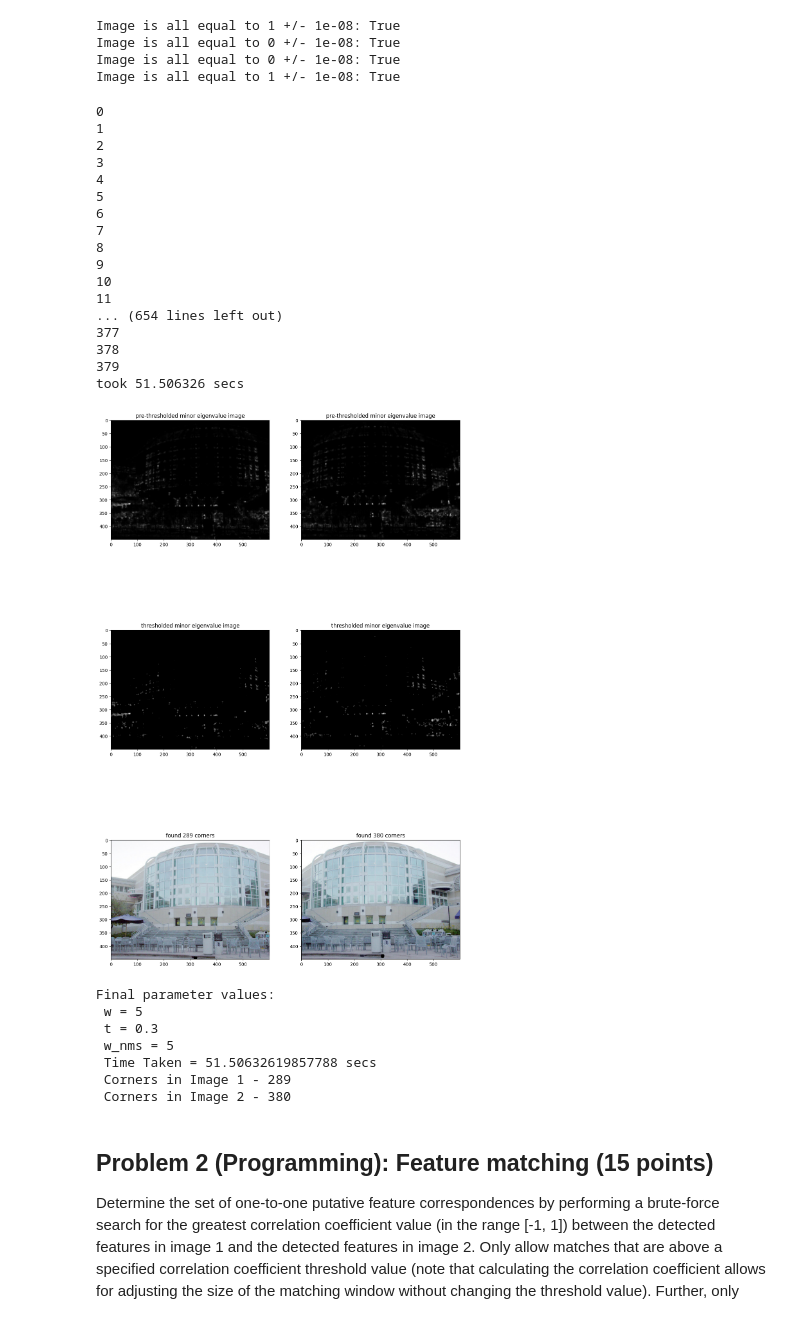
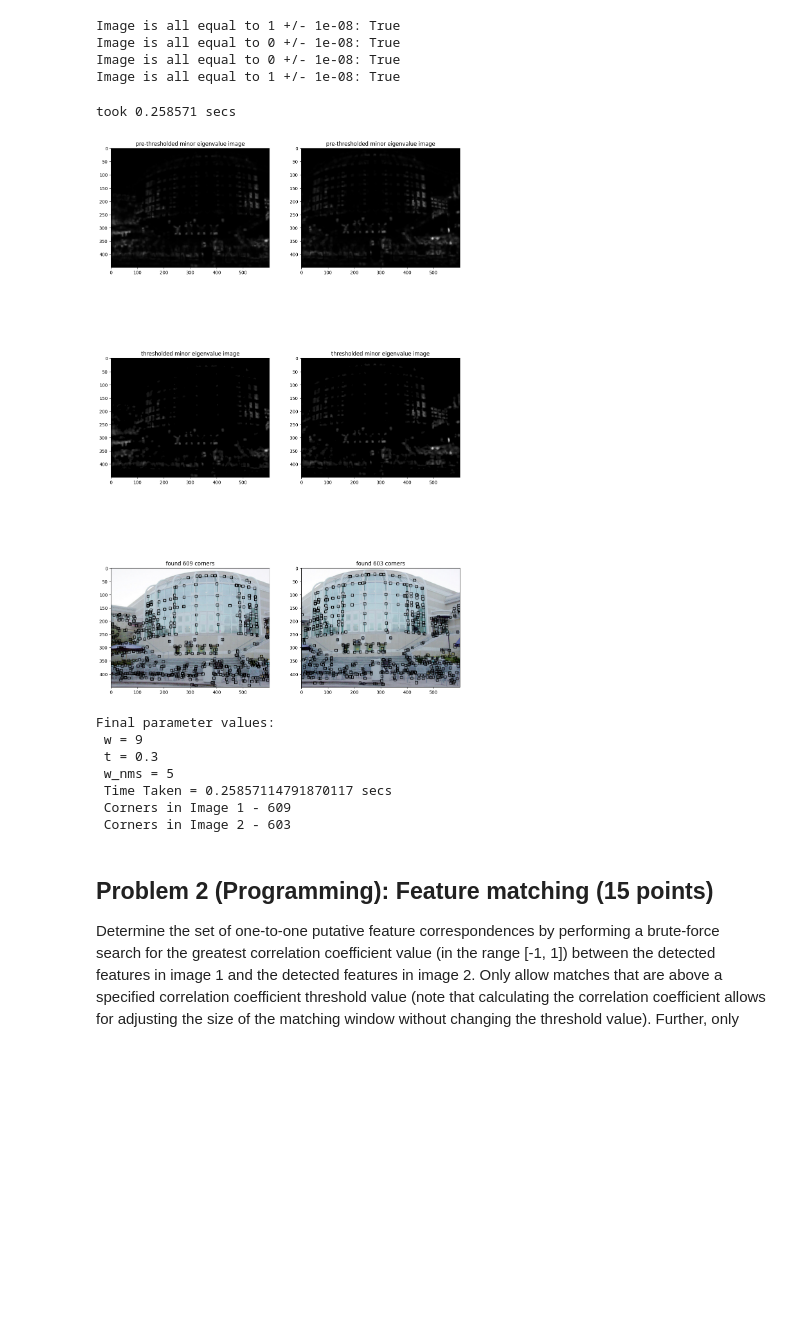
Before and after one commit to evanwc/CSE252B, a Jupyter notebook: A1/CSE252B_WI26_assignment_1.ipynb, the cells around one changed output. Saved outputs shown, nothing was run; the diff lists cells and outputs as text; code cells hidden in the pictures; blank space fills up the shorter version.

```diff
--- a/A1/CSE252B_WI26_assignment_1.ipynb
+++ b/A1/CSE252B_WI26_assignment_1.ipynb
@@ -136,12 +136,17 @@ def image_gradient(I):
     Ix = np.zeros((m, n, 3))
     Iy = np.zeros((m, n, 3))
 
-    for c in range(3):
-        gx = signal.convolve(I[:,:,c], w, mode='valid')
-        gy = signal.convolve(I[:,:,c], w_t, mode='valid')
+    #red
+    Ix[:,2:-2,0] = signal.convolve(I[:,:,0], w, mode='valid')
+    Iy[2:-2,:,0] = signal.convolve(I[:,:,0], w_t, mode='valid')
 
-        Ix[:,:,c] = np.pad(gx, ((0,0),(2,2)), mode='constant')
-        Iy[:,:,c] = np.pad(gy, ((2,2),(0,0)), mode='constant')
+    #green
+    Ix[:,2:-2,1] = signal.convolve(I[:,:,1], w, mode='valid')
+    Iy[2:-2,:,1] = signal.convolve(I[:,:,1], w_t, mode='valid')
+
+    #blue
+    Ix[:,2:-2,2] = signal.convolve(I[:,:,2], w, mode='valid')
+    Iy[2:-2,:,2] = signal.convolve(I[:,:,2], w_t, mode='valid')
 
     return Ix, Iy
 
@@ -249,17 +254,14 @@ def forstner_corner_detector(Ix, Iy, w, t, w_nms):
     r = w // 2
     pts = []
 
-    for idx in range(C):
-        j = y[idx]
-        i = x[idx]
+    for c in range(C):
+        i = x[c]
+        j = y[c]
 
         Ix_w = Ix[j-r:j+r+1, i-r:i+r+1, :]
         Iy_w = Iy[j-r:j+r+1, i-r:i+r+1, :]
 
-        X, Y = np.meshgrid(
-            np.arange(-r, r+1),
-            np.arange(-r, r+1)
-        )
+        X, Y = np.meshgrid(np.arange(i-r, i+r+1), np.arange(j-r, j+r+1))
 
         Rxx = Ix_w[:,:,0] ** 2
         Gxx = Ix_w[:,:,1] ** 2
@@ -285,18 +287,11 @@ def forstner_corner_detector(Ix, Iy, w, t, w_nms):
 
         bx = np.sum(X * Ixx + Y * Ixy)
         by = np.sum(X * Ixy + Y * Iyy)
-
         b = np.array([bx, by])
 
-        delta = np.linalg.solve(A, b)
-        dx, dy = delta
+        corner_x, corner_y = np.linalg.solve(A, b)
 
-        for j in y:
-            for i in x:
-                x_sub = i + dx
-                y_sub = j + dy
-
-        pts.append([x_sub, y_sub])
+        pts.append([corner_x, corner_y])
 
     pts = np.array(pts).T
     C = pts.shape[1]
@@ -348,7 +343,7 @@ I1 = np.array(Image.open('price_center20.JPG'), dtype='float')/255.
 I2 = np.array(Image.open('price_center21.JPG'), dtype='float')/255.
 
 # parameters to tune
-w = 5
+w = 9
 t = 0.3
 w_nms = 5
 
@@ -374,58 +369,42 @@ plt.title('pre-thresholded minor eigenvalue image')
 # show thresholded minor eigenvalue images
 plt.subplot(3,2,3)
 plt.imshow(J1_1, cmap='gray')
 plt.title('thresholded minor eigenvalue image')
 plt.subplot(3,2,4)
 plt.imshow(J2_1, cmap='gray')
 plt.title('thresholded minor eigenvalue image')
 
 # show corners on original images
 ax = plt.subplot(3,2,5)
 plt.imshow(I1)
 for i in range(C1): # draw rectangles of size w around corners
     x,y = pts1[:,i]
     ax.add_patch(patches.Rectangle((x-w/2,y-w/2),w,w, fill=False))
 # plt.plot(pts1[0,:], pts1[1,:], '.b') # display subpixel corners
 plt.title('found %d corners'%C1)
 
 ax = plt.subplot(3,2,6)
 plt.imshow(I2)
 for i in range(C2):
     x,y = pts2[:,i]
     ax.add_patch(patches.Rectangle((x-w/2,y-w/2),w,w, fill=False))
 # plt.plot(pts2[0,:], pts2[1,:], '.b')
 plt.title('found %d corners'%C2)
 
 plt.show()
 
 # Final Parameter Values Print
 print(f"\n\nFinal parameter values:\n w = {w}\n t = {t}\n w_nms = {w_nms}\n Time Taken = {toc} secs \n Corners in Image 1 - {C1} \n Corners in Image 2 - {C2}")
 # %% [output]
-0
-1
-2
-3
-4
-5
-6
-7
-8
-9
-10
-11
-... (654 lines left out)
-377
-378
-379
-took 51.506326 secs
+took 0.258571 secs
-[figure, old version]
+[figure, new version]
 Final parameter values:
- w = 5
+ w = 9
  t = 0.3
  w_nms = 5
- Time Taken = 51.50632619857788 secs
- Corners in Image 1 - 289
- Corners in Image 2 - 380
+ Time Taken = 0.25857114791870117 secs
+ Corners in Image 1 - 609
+ Corners in Image 2 - 603
 # %% [markdown]
 ## Problem 2 (Programming): Feature matching (15 points)
 Determine the set of one-to-one putative feature correspondences by performing
```
Also changed, not shown: parts of 1 cell of this notebook.
